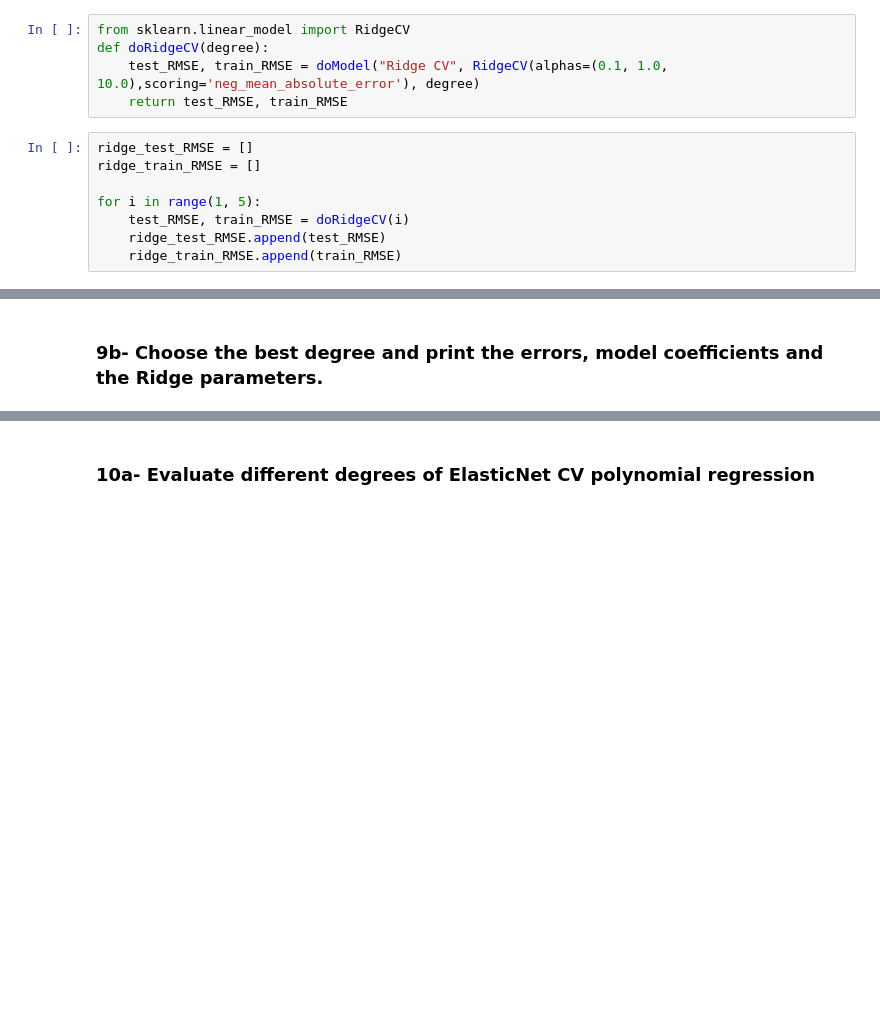
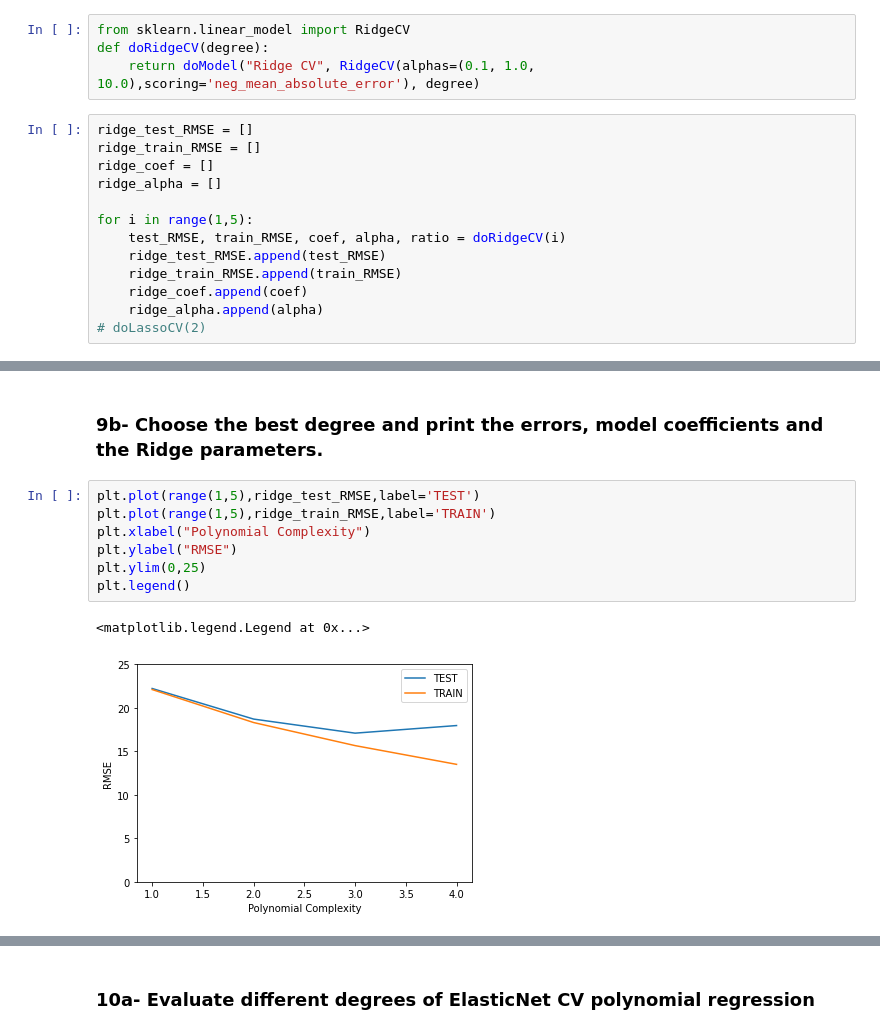
Before and after one commit to MohamedShetewi/Air-Quality-Data-Set, a Jupyter notebook: Assignment1_Polynomial_Regression.ipynb, the cells around one changed output, grey strips where cells are left out. Saved outputs shown, nothing was run; the diff lists cells and outputs as text; blank space fills up the shorter version.

```diff
--- a/Assignment1_Polynomial_Regression.ipynb
+++ b/Assignment1_Polynomial_Regression.ipynb
@@ -259,13 +313,17 @@ lasso_train_RMSE
 # %%
 from sklearn.linear_model import RidgeCV
 def doRidgeCV(degree):
-    test_RMSE, train_RMSE = doModel("Ridge CV", RidgeCV(alphas=(0.1, 1.0, 10.0),scoring='neg_mean_absolute_error'), degree)
-    return test_RMSE, train_RMSE
+    return doModel("Ridge CV", RidgeCV(alphas=(0.1, 1.0, 10.0),scoring='neg_mean_absolute_error'), degree)
 # %%
 ridge_test_RMSE = []
 ridge_train_RMSE = []
+ridge_coef = []
+ridge_alpha = []
 
-for i in range(1, 5):
-    test_RMSE, train_RMSE = doRidgeCV(i)
+for i in range(1,5):
+    test_RMSE, train_RMSE, coef, alpha, ratio = doRidgeCV(i)
     ridge_test_RMSE.append(test_RMSE)
     ridge_train_RMSE.append(train_RMSE)
+    ridge_coef.append(coef)
+    ridge_alpha.append(alpha)
+# doLassoCV(2)
@@ -272,2 +348,12 @@ for i in range(1, 5):
 # %% [markdown]
 ### 9b- Choose the best degree and print the errors, model coefficients and the Ridge parameters.
+# %%
+plt.plot(range(1,5),ridge_test_RMSE,label='TEST')
+plt.plot(range(1,5),ridge_train_RMSE,label='TRAIN')
+plt.xlabel("Polynomial Complexity")
+plt.ylabel("RMSE")
+plt.ylim(0,25)
+plt.legend()
+# %% [output]
+<matplotlib.legend.Legend at 0x...>
+[figure, added]
```
Also changed, not shown: parts of 23 cells of this notebook.
